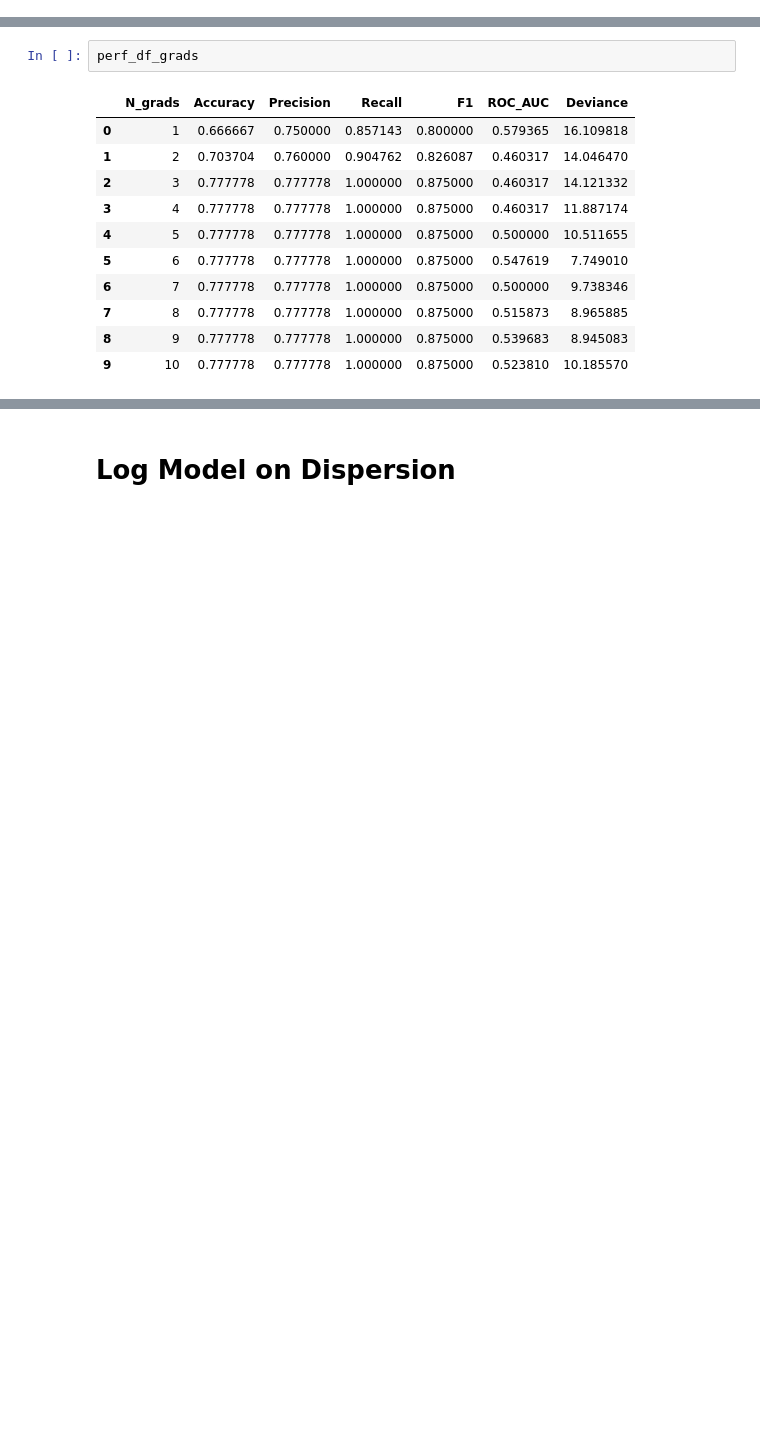
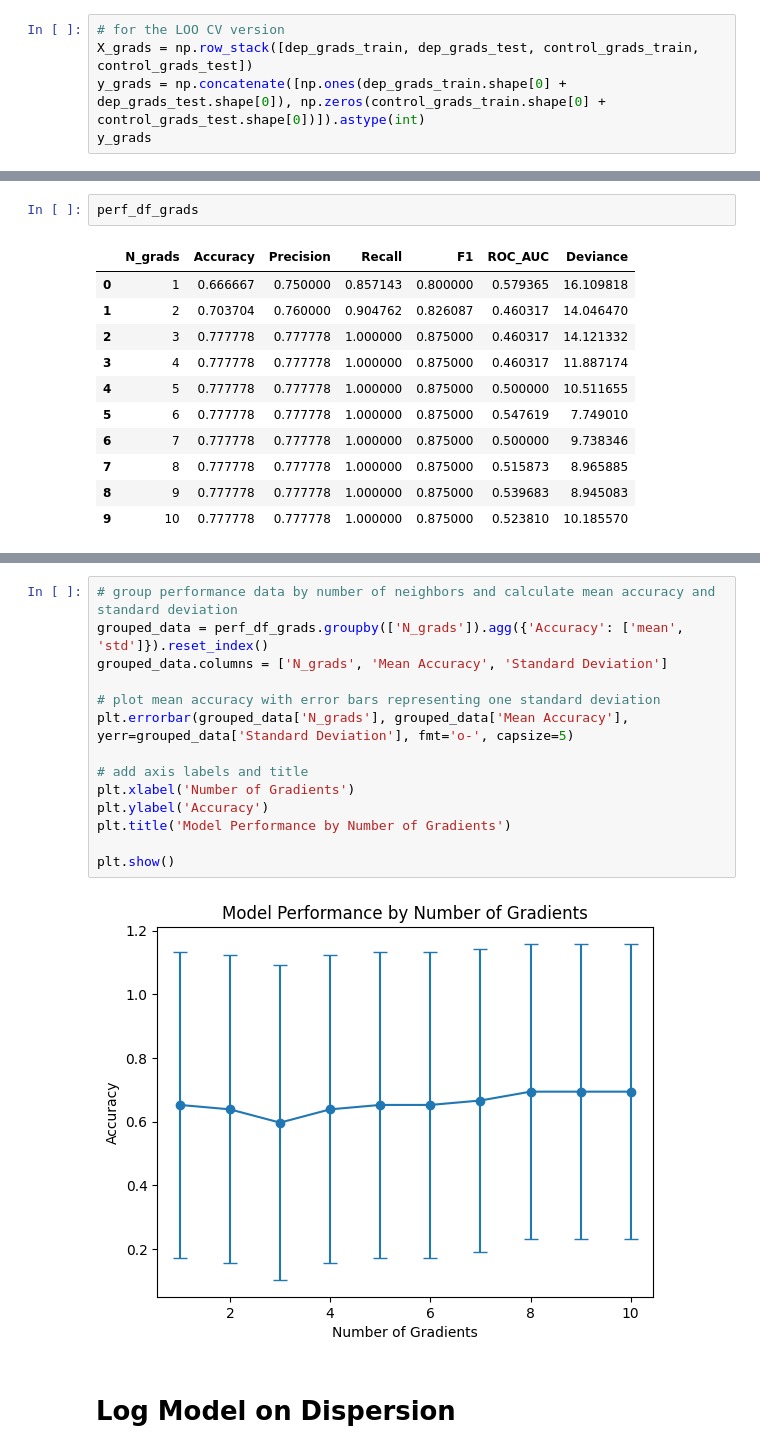
Before and after one commit to victoris93/depression-gradients-biomarkers, a Jupyter notebook: log_model.ipynb, the cells around one changed output, grey strips where cells are left out. Drawn from its saved outputs; the diff is of its cells as text; blank space fills up the shorter version.

```diff
--- a/log_model.ipynb
+++ b/log_model.ipynb
@@ -92,3 +95,8 @@ for subject in control_subjects_test:
     grads = np.load(f'{controls_path}/sub-{subject}/func/aligned_10grads_{subject}_schaefer1000.npy')
     control_grads_test.append(grads)
 control_grads_test = np.stack(control_grads_test)
+# %%
+# for the LOO CV version
+X_grads = np.row_stack([dep_grads_train, dep_grads_test, control_grads_train, control_grads_test])
+y_grads = np.concatenate([np.ones(dep_grads_train.shape[0] + dep_grads_test.shape[0]), np.zeros(control_grads_train.shape[0] + control_grads_test.shape[0])]).astype(int)
+y_grads
@@ -202,3 +278,19 @@ perf_df_grads.plot(x = 'N_grads', y = ['Accuracy', 'Precision', 'Recall', 'F1',
+# %%
+# group performance data by number of neighbors and calculate mean accuracy and standard deviation
+grouped_data = perf_df_grads.groupby(['N_grads']).agg({'Accuracy': ['mean', 'std']}).reset_index()
+grouped_data.columns = ['N_grads', 'Mean Accuracy', 'Standard Deviation']
+
+# plot mean accuracy with error bars representing one standard deviation
+plt.errorbar(grouped_data['N_grads'], grouped_data['Mean Accuracy'], yerr=grouped_data['Standard Deviation'], fmt='o-', capsize=5)
+
+# add axis labels and title
+plt.xlabel('Number of Gradients')
+plt.ylabel('Accuracy')
+plt.title('Model Performance by Number of Gradients')
+
+plt.show()
+# %% [output]
+[figure, added]
 # %% [markdown]
 # Log Model on Dispersion
 # %%
```
Also changed, not shown: parts of 19 cells of this notebook.
